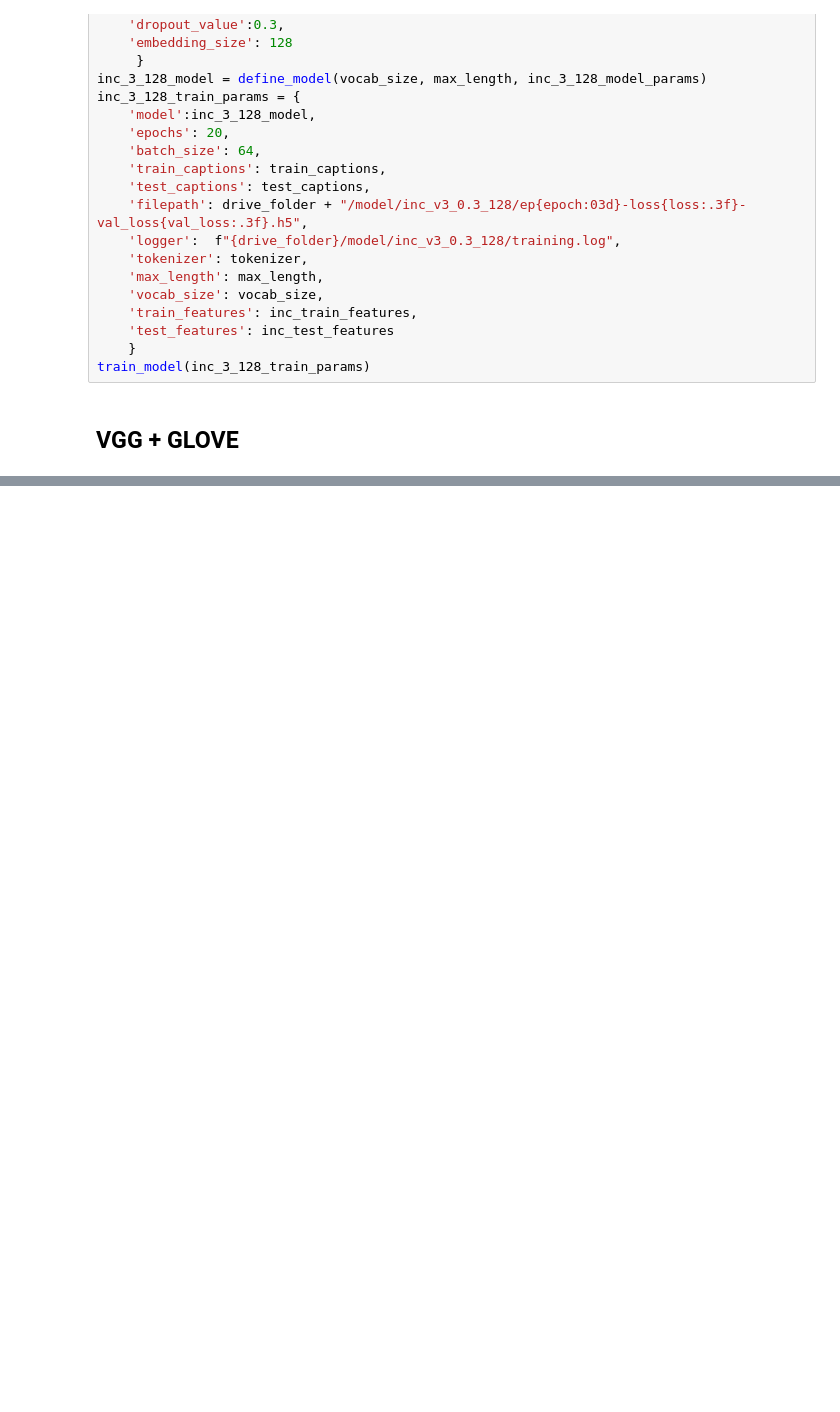
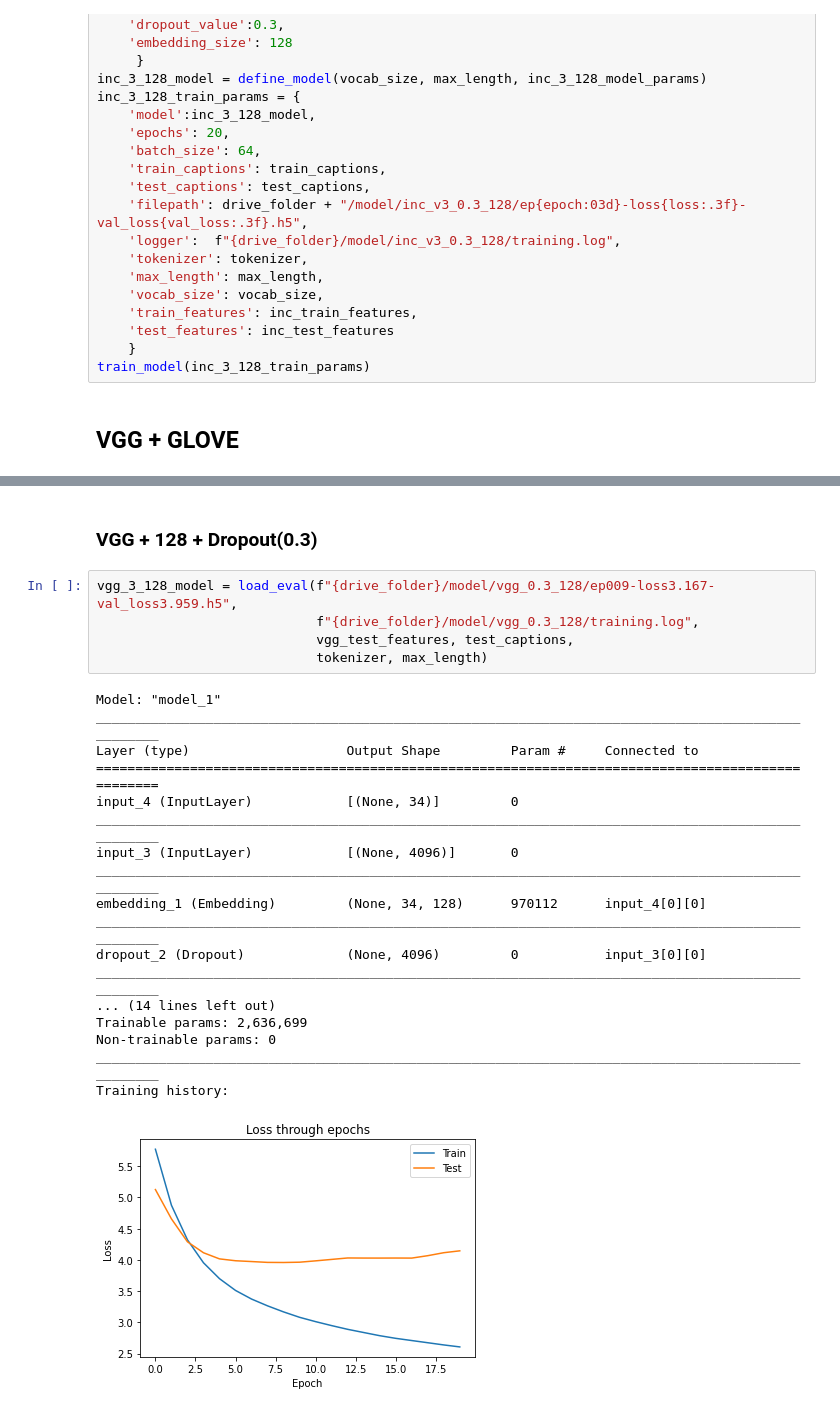
Before and after one commit to LastChanceKatze/image-caption-gen, a Jupyter notebook: img_caption_gen.ipynb, the cells around one changed output, grey strips where cells are left out. Saved outputs shown, nothing was run; the diff lists cells and outputs as text; blank space fills up the shorter version.

```diff
--- a/img_caption_gen.ipynb
+++ b/img_caption_gen.ipynb
@@ -844,0 +1119,26 @@ evaluate_model(test_model, test_features, test_captions, tokenizer, max_length)
+# %% [markdown]
+### VGG + 128 + Dropout(0.3)
+# %%
+vgg_3_128_model = load_eval(f"{drive_folder}/model/vgg_0.3_128/ep009-loss3.167-val_loss3.959.h5",
+                            f"{drive_folder}/model/vgg_0.3_128/training.log",
+                            vgg_test_features, test_captions,
+                            tokenizer, max_length)
+# %% [output]
+Model: "model_1"
+__________________________________________________________________________________________________
+Layer (type)                    Output Shape         Param #     Connected to
+==================================================================================================
+input_4 (InputLayer)            [(None, 34)]         0
+__________________________________________________________________________________________________
+input_3 (InputLayer)            [(None, 4096)]       0
+__________________________________________________________________________________________________
+embedding_1 (Embedding)         (None, 34, 128)      970112      input_4[0][0]
+__________________________________________________________________________________________________
+dropout_2 (Dropout)             (None, 4096)         0           input_3[0][0]
+__________________________________________________________________________________________________
+... (14 lines left out)
+Trainable params: 2,636,699
+Non-trainable params: 0
+__________________________________________________________________________________________________
+Training history:
+[figure, added]
```
Also changed, not shown: parts of 46 cells of this notebook.
